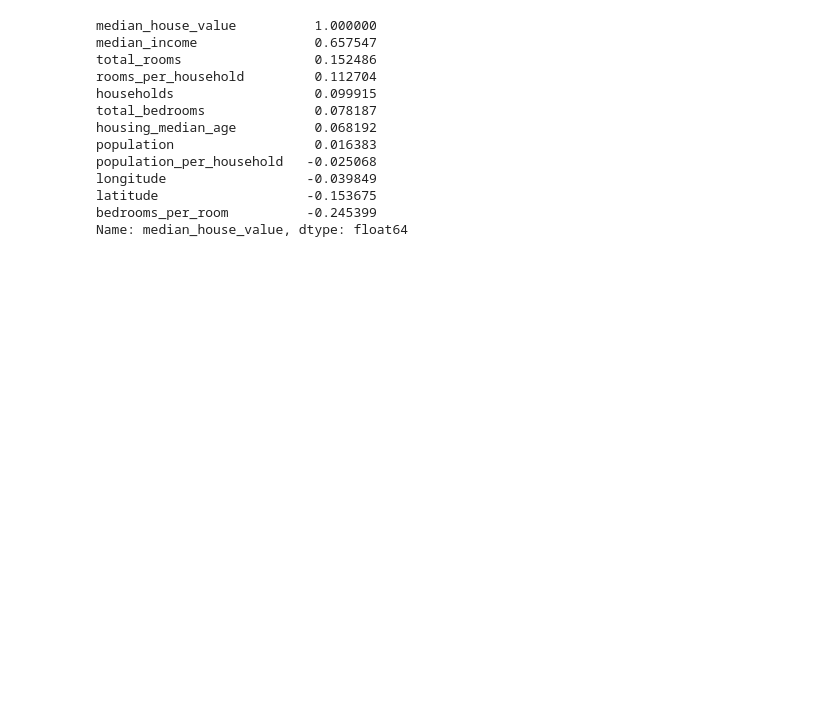
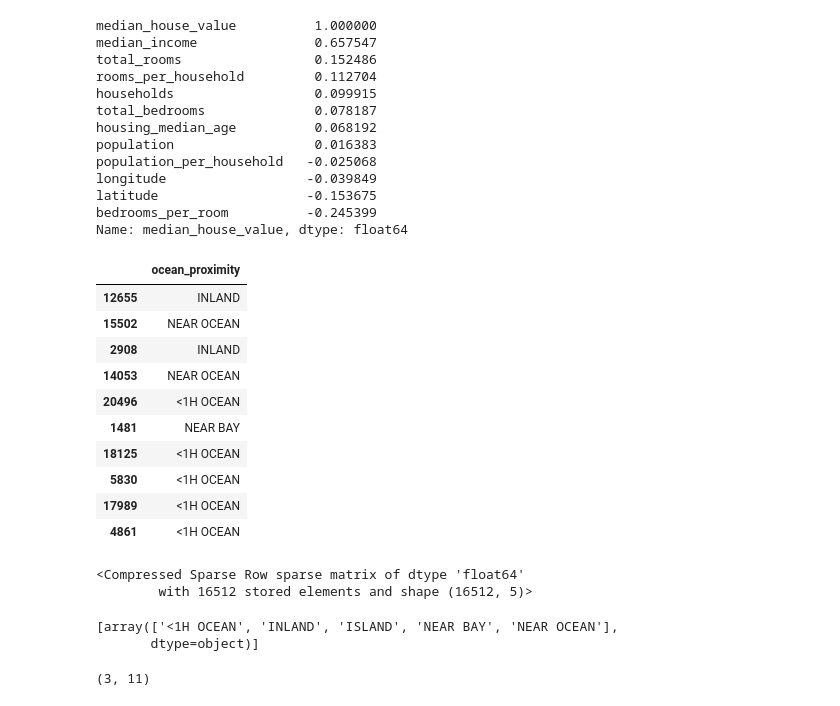
Before and after one commit to SleGort/Hands-On-ML-CH2, a Jupyter notebook: notebooks/main.ipynb, the cells around one changed output. Cells and saved outputs as stored; diff of their text form; code cells hidden in the pictures; blank space fills up the shorter version.

Commit message:
added class attribute adder and pipeline functionality

```diff
--- a/notebooks/main.ipynb
+++ b/notebooks/main.ipynb
@@ -191,3 +192,30 @@ imputer.fit(X_num)
 
 
 X_tr = pd.DataFrame(imputer.transform(X_num), columns=X_num.columns, index=X_num.index)
+# %%
+housing_cat = X[["ocean_proximity"]]
+housing_cat.head(10)
+# %% [output]
+|  | ocean_proximity |
+| 12655 | INLAND |
+| 15502 | NEAR OCEAN |
+| 2908 | INLAND |
+| 14053 | NEAR OCEAN |
+| 20496 | <1H OCEAN |
+| 1481 | NEAR BAY |
+| 18125 | <1H OCEAN |
+| 5830 | <1H OCEAN |
+| 17989 | <1H OCEAN |
+| 4861 | <1H OCEAN |
+# %%
+cat_encoder = OneHotEncoder()
+housing_cat_1hot = cat_encoder.fit_transform(housing_cat)
+housing_cat_1hot
+# %% [output]
+<Compressed Sparse Row sparse matrix of dtype 'float64'
+        with 16512 stored elements and shape (16512, 5)>
+# %%
+cat_encoder.categories_
+# %% [output]
+[array(['<1H OCEAN', 'INLAND', 'ISLAND', 'NEAR BAY', 'NEAR OCEAN'],
+       dtype=object)]
@@ -193,0 +255,14 @@ X_tr = pd.DataFrame(imputer.transform(X_num), columns=X_num.columns, index=X_num
+# %%
+from sklearn.pipeline import Pipeline
+from sklearn.preprocessing import StandardScaler
+
+num_pipeline = Pipeline(
+    [
+        ("imputer", SimpleImputer(strategy="median")),
+        ("attribs_adder", CombinedAttributesAdder()),
+        ("std_scaler", StandardScaler()),
+    ]
+)
+housing_num_tr = num_pipeline.fit_transform(housing_num)
+# %% [output]
+(3, 11)
```
Also changed, not shown: parts of 2 cells of this notebook.
